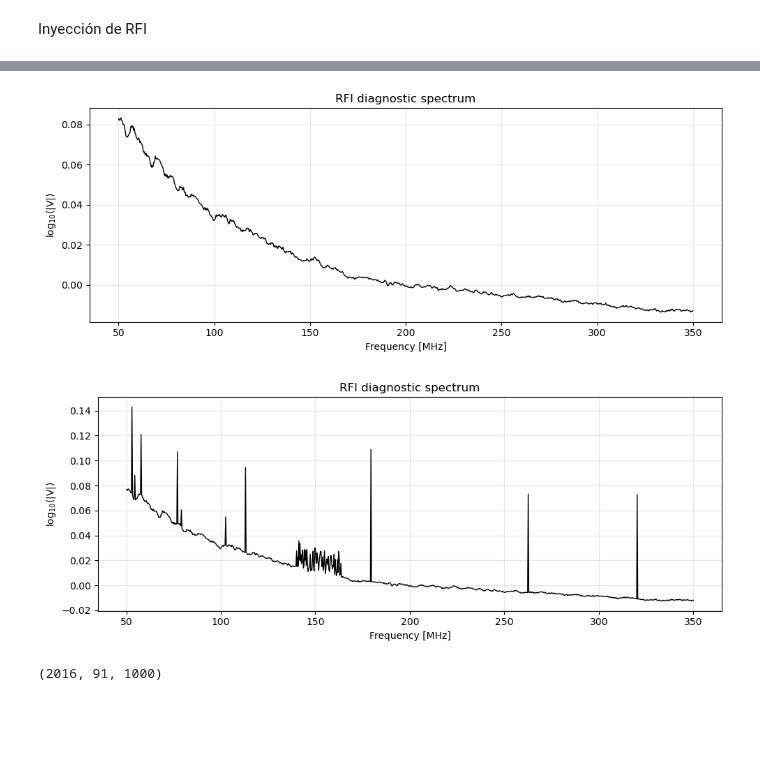
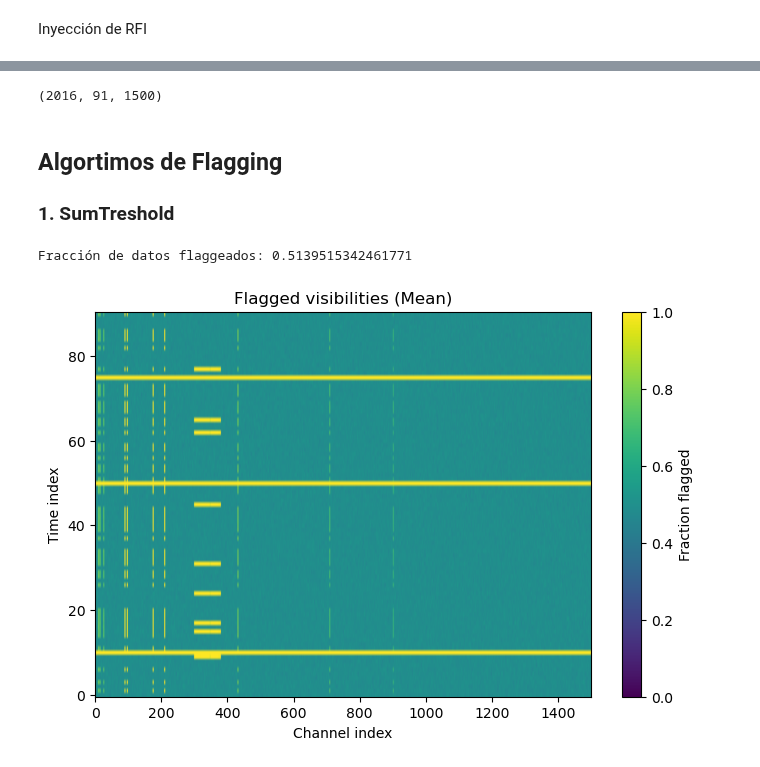
Before and after one commit to Mieres7/RadioInterferometry, a Jupyter notebook: TallerDeInvestigación/RFI.ipynb, the cells around one changed output, grey strips where cells are left out. Saved outputs shown, nothing was run; the diff lists cells and outputs as text; code cells hidden in the pictures; blank space fills up the shorter version.

```diff
--- a/TallerDeInvestigación/RFI.ipynb
+++ b/TallerDeInvestigación/RFI.ipynb
@@ -120,21 +137,28 @@ plot_time_frequency(
-# %%
-from modules.plots import plot_rfi_spectrum
-
-plot_rfi_spectrum(
-    V,
-    frequencies,
-    title="RFI diagnostic spectrum"
-)
-
-plot_rfi_spectrum(
-    V_corrupted,
-    frequencies,
-    title="RFI diagnostic spectrum"
-)
-# %% [output]
-[figure, removed]
-[figure, removed]
-# %%
-V_corrupted.shape
-# %% [output]
-(2016, 91, 1000)
+# %%
+V_corrupted.shape
+# %% [output]
+(2016, 91, 1500)
+# %% [markdown]
+## Algortimos de Flagging
+
+### 1. SumTreshold
+# %%
+from modules.flagging import sumthreshold_frequency, calculate_rfi_metrics
+
+flags_st = sumthreshold_frequency(V_corrupted, k=3, window_sizes=(1,2))
+# %%
+# mask
+V_flagged_st = V_corrupted.copy()
+
+V_flagged_st[flags_st] = np.nan
+
+print("Fracción de datos flaggeados:",
+      flags_st.mean())
+# %% [output]
+Fracción de datos flaggeados: 0.5139515342461771
+# %%
+from modules.plots import plot_flag_map
+
+plot_flag_map(flags_st, mode='mean')
+# %% [output]
+[figure, added]
```
Also changed, not shown: parts of 16 cells of this notebook, 5 other files.
